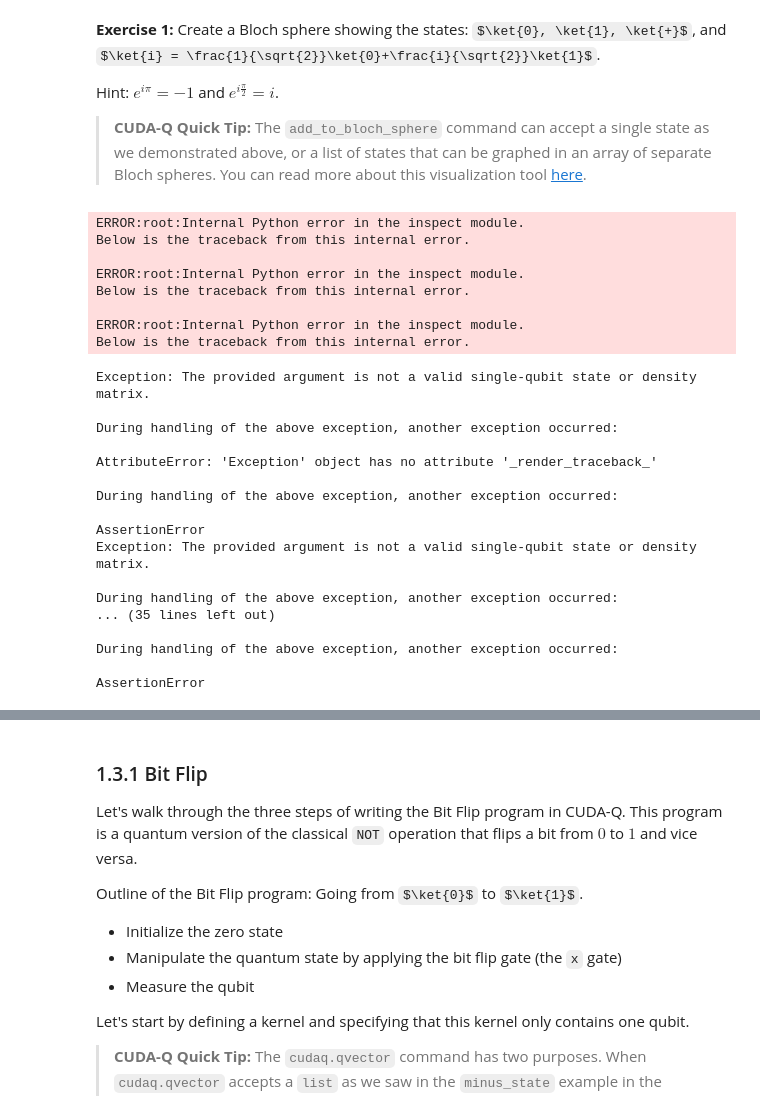
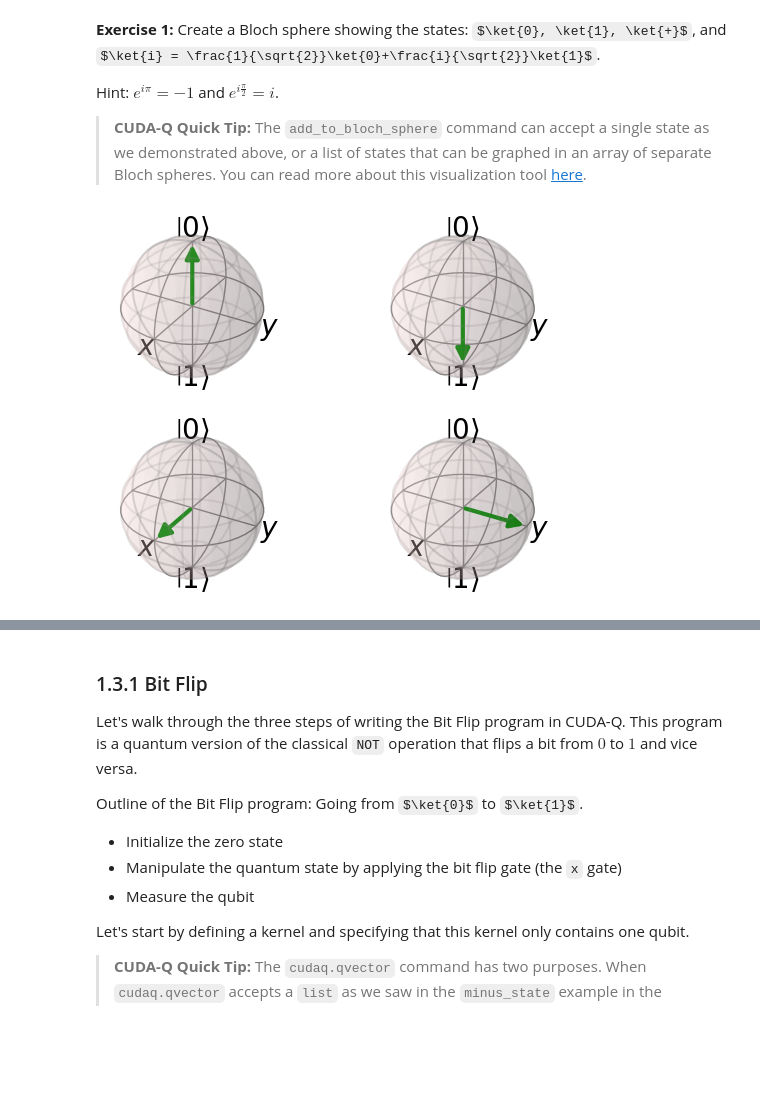
Before and after one commit to KronosThePlanetEater/cuda-q-academic, a Jupyter notebook: quick-start-to-quantum/01_quick_start_to_quantum.ipynb, the cells around one changed output, grey strips where cells are left out. Drawn from its saved outputs; the diff is of its cells as text; code cells hidden in the pictures; some formulas as TeX source; blank space fills up the shorter version.

```diff
--- a/quick-start-to-quantum/01_quick_start_to_quantum.ipynb
+++ b/quick-start-to-quantum/01_quick_start_to_quantum.ipynb
@@ -227,59 +270,35 @@ Hint: $e^{i\pi} = -1$ and $e^{i\frac{\pi}{2}}=i$.
 # of the states |0>, |1>, |+>, and |i>, where each state is written
 # in the form |psi> = alpha|0> + beta|1> . Here alpha and beta are
 # of the form:
 # alpha = a_real + (a_imaginary)i
 # beta = b_real + (b_imaginary)i
 # with real values for the coefficients
 # a_real, a_imaginary, b_real, b_imaginary
 
 # c0 is a list of complex coefficients for the state |0>
 c0 = [complex(1, 0), complex(0, 0)] ###FIX_ME###
 c1 = [complex(0, 0), complex(1, 0)]      # list of complex coefficients for the state |1>
 c2 = [complex(np.sqrt(2)/2, 0), complex(np.sqrt(2)/2, 0)]      # list of complex coefficients for the state |+>
-c3 = [complex(1/np.sqrt(2), 0), complex(0, 1/np.sqrt(2),)]     # list of complex coefficients for the state |i>
+c3 = [complex(1/np.sqrt(2), 0), complex(0, 1/np.sqrt(2))]     # list of complex coefficients for the state |i>
 
 list_of_states = [c0,c1,c2,c3]
 
 # Define a cudaq.kernel to represent the state with given coefficients
 @cudaq.kernel
 def kernel_for_state(c:list[complex]):
     q = cudaq.qvector(c)
 
 # Define a list of Bloch spheres, one sphere for each of the 4 states
 blochSphereList = []
 # Generate the 4 states by calling the kernel_for_state kernel for each list of coefficients
 for c in list_of_states:
     sphere = cudaq.add_to_bloch_sphere(cudaq.get_state(kernel_for_state, c))
     blochSphereList.append(sphere)
 
 # Display the Bloch spheres side by side in 2 rows and 2 columns
 cudaq.show(blochSphereList, nrows=2, ncols=2)
 # %% [output]
-ERROR:root:Internal Python error in the inspect module.
-Below is the traceback from this internal error.
-
-ERROR:root:Internal Python error in the inspect module.
-Below is the traceback from this internal error.
-
-ERROR:root:Internal Python error in the inspect module.
-Below is the traceback from this internal error.
-Exception: The provided argument is not a valid single-qubit state or density matrix.
-
-During handling of the above exception, another exception occurred:
-
-AttributeError: 'Exception' object has no attribute '_render_traceback_'
-
-During handling of the above exception, another exception occurred:
-
-AssertionError
-Exception: The provided argument is not a valid single-qubit state or density matrix.
-
-During handling of the above exception, another exception occurred:
-... (35 lines left out)
-
-During handling of the above exception, another exception occurred:
-
-AssertionError
+[figure, added]
 # %% [markdown]
 ## 1.3 Writing your first quantum programs
 
```
Also changed, not shown: parts of 7 cells of this notebook.
